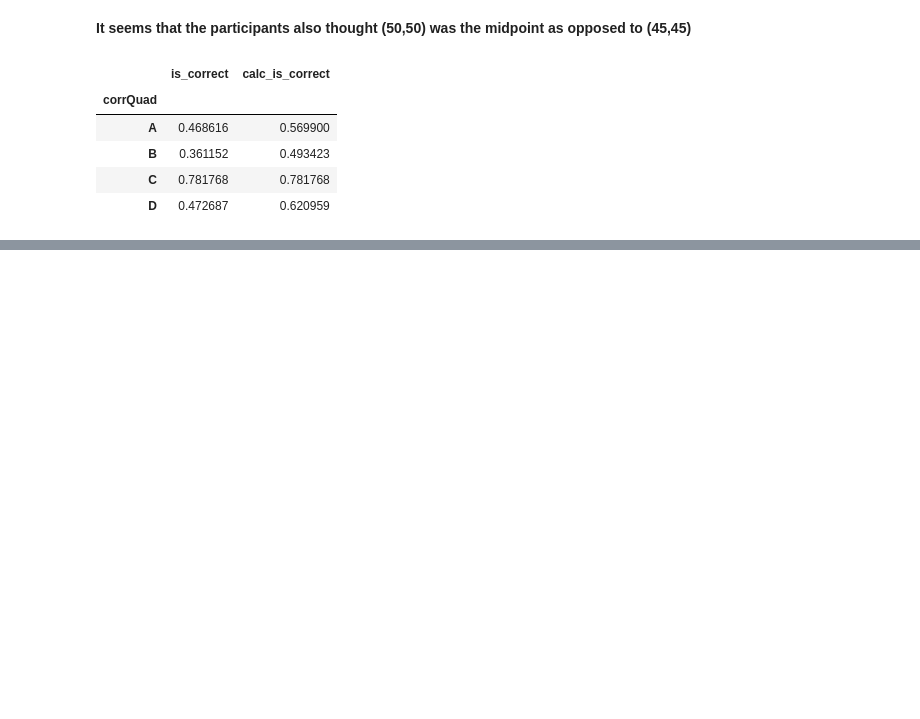
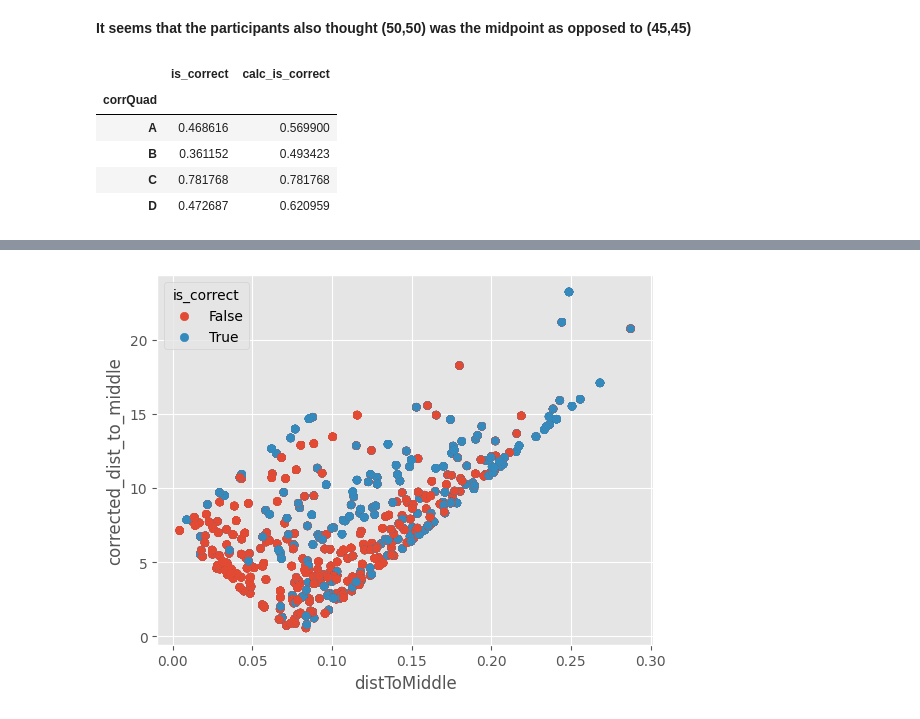
Before and after one commit to murrayrodney/Visual-Inference, a Jupyter notebook: notebooks/EDA.ipynb, the cells around one changed output, grey strips where cells are left out. Saved outputs shown, nothing was run; the diff lists cells and outputs as text; code cells hidden in the pictures; blank space fills up the shorter version.

```diff
--- a/notebooks/EDA.ipynb
+++ b/notebooks/EDA.ipynb
@@ -155,0 +187,4 @@ prop_correct
+# %%
+df_comb['corrected_dist_to_middle'] = np.sqrt((df_comb['x'] - 50)**2 + (df_comb['y'] - 50)**2)
+df_comb['min_boundary_distance'] = (df_comb[['x', 'y']] - 50).abs().min(axis=1)
+df_comb.head()
@@ -155,0 +198,5 @@ prop_correct
+# %%
+sns.scatterplot(data=df_comb, x='distToMiddle', y='corrected_dist_to_middle', hue='is_correct', linewidth=0)
+plt.show()
+# %% [output]
+[figure, added]
```
Also changed, not shown: parts of 7 cells of this notebook, 3 other files.
